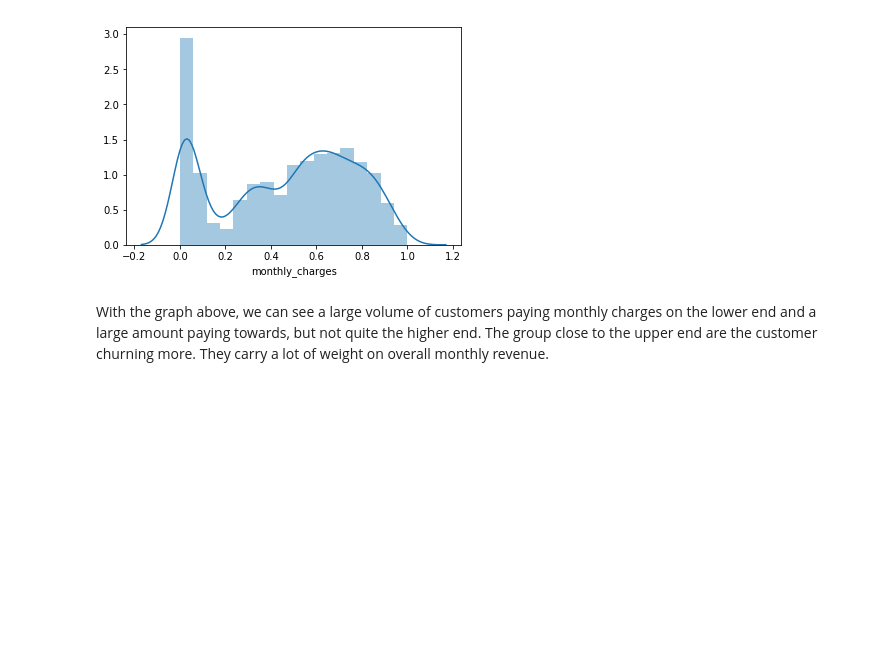
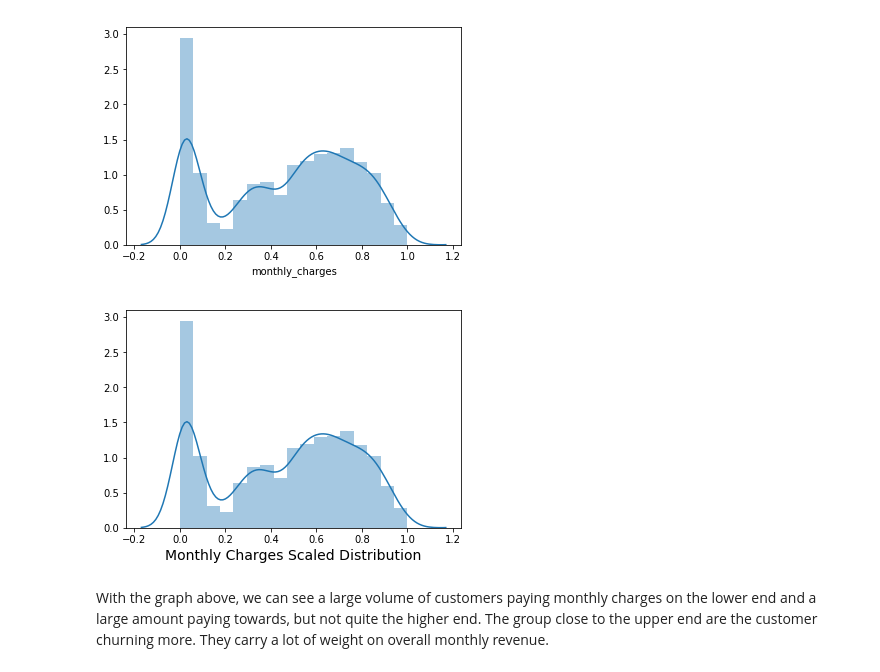
Before and after one commit to codeup-classification-project-ada/Classification, a Jupyter notebook: Codeup_Classification_Project_Ada_Final.ipynb, the cells around one changed output. Cells and saved outputs as stored; diff of their text form; code cells hidden in the pictures; blank space fills up the shorter version.

```diff
--- a/Codeup_Classification_Project_Ada_Final.ipynb
+++ b/Codeup_Classification_Project_Ada_Final.ipynb
@@ -613,6 +595,12 @@ sns.distplot(train.monthly_charges)
 # %% [output]
 <matplotlib.axes._subplots.AxesSubplot at 0x...>
 [figure]
+# %%
+dist = sns.distplot(train.monthly_charges)
+dist.set_xlabel('Monthly Charges Scaled Distribution', fontsize=14)
+plt.show()
+# %% [output]
+[figure, added]
 # %% [markdown]
 With the graph above, we can see a large volume of customers paying monthly charges on the lower end and a large amount paying towards, but not quite the higher end.  The group close to the upper end are the customer churning more.  They carry a lot of weight on overall monthly revenue.
 # %% [markdown]
```
Also changed, not shown: parts of 14 cells of this notebook.
